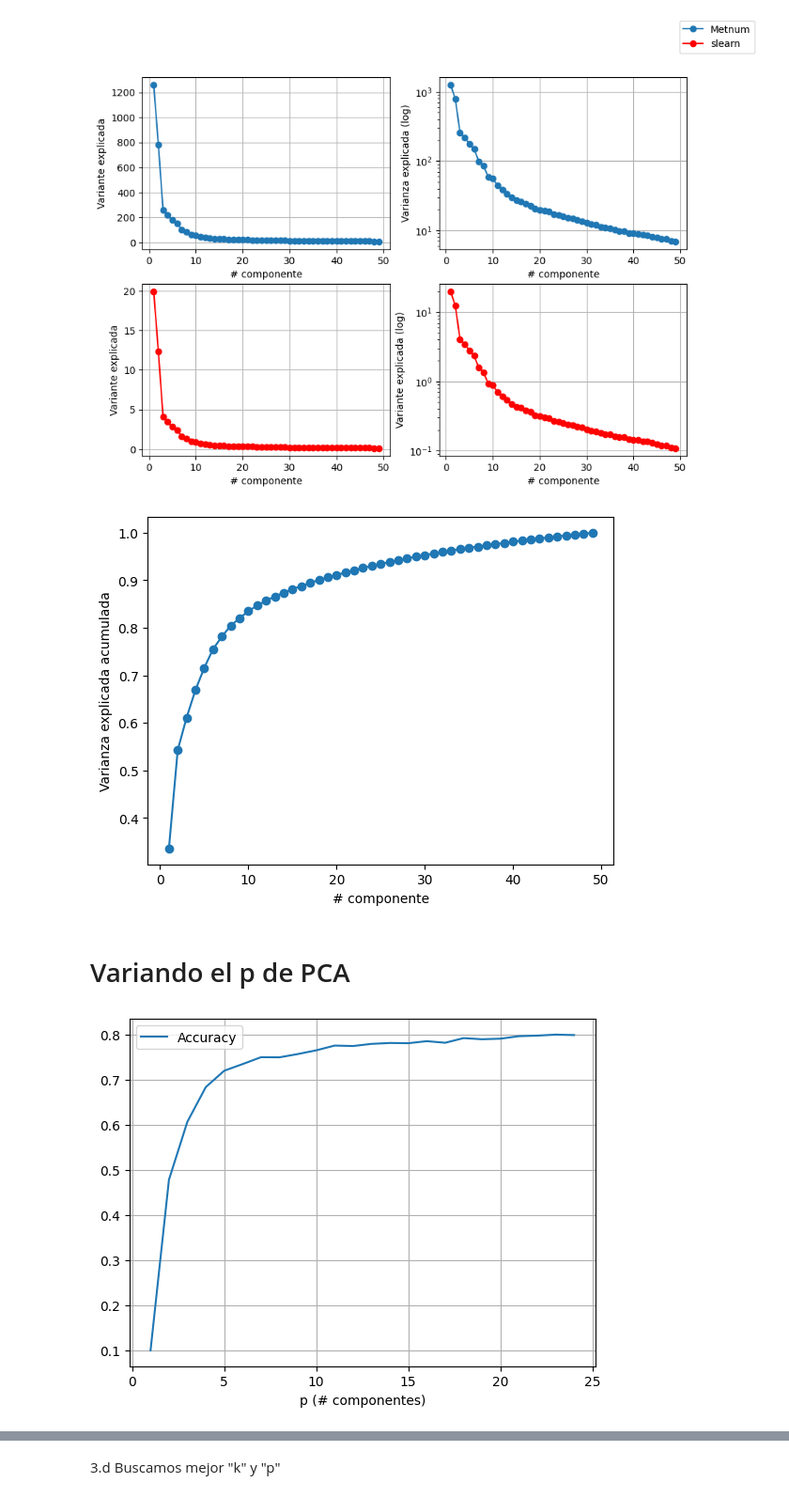
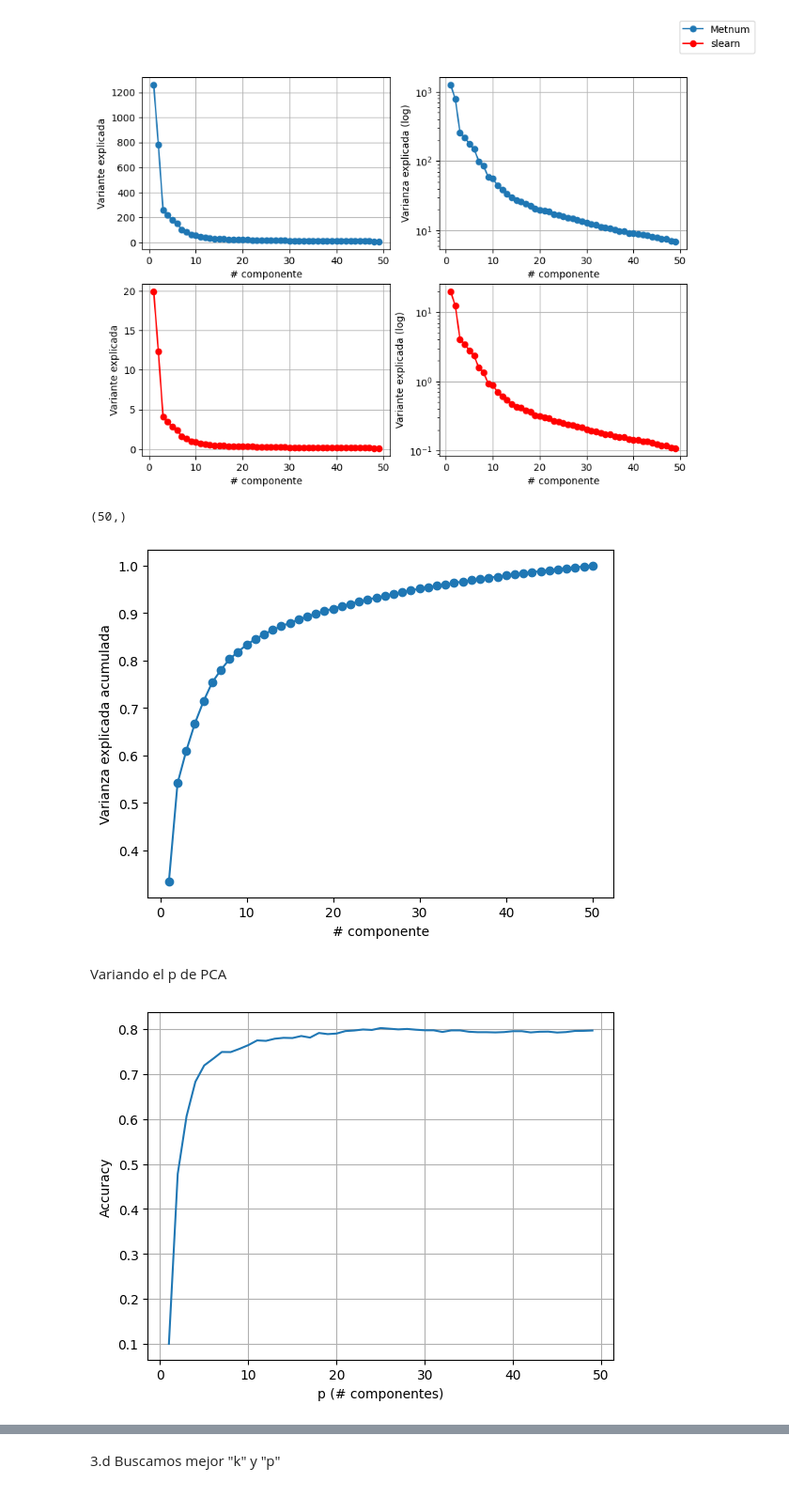
Before and after one commit to GonzaloConsoli/tp2-metodos, a Jupyter notebook: notebooks/tp2.ipynb, the cells around one changed output, grey strips where cells are left out. Shown: that part at 94% size. Cells and saved outputs as stored; diff of their text form; code cells hidden in the pictures.

```diff
--- a/notebooks/tp2.ipynb
+++ b/notebooks/tp2.ipynb
@@ -213,40 +182,47 @@ plt.show()
 # %% [output]
 [figure]
+# %%
+# Entrenar PCA con todas las componentes principales
+pca = metnum.PCA(50)
+pca.fit(X_train)
+
+# Crear listas para almacenar resultados
+transformacion = pca.get_transformacion()
+
+np.save("transformacion_50.npy", transformacion)
+# %%
+pca.get_explained_variance_ratio().shape
+# %% [output]
+(50,)
 # %%
-plt.plot(p_list, np.cumsum(pca1.get_explained_variance_ratio()), '-o')
+p_list = np.arange(1, 51)
+plt.plot(p_list, np.cumsum(pca.get_explained_variance_ratio()), '-o')
 plt.xlabel("# componente")
 plt.ylabel("Varianza explicada acumulada")
 plt.show()
 # %% [output]
-[figure, old version]
+[figure, new version]
 # %% [markdown]
-# Variando el p de PCA
+ Variando el p de PCA
 # %%
 k = 15
-p_list = np.arange(1, 25)
+p_list = np.arange(1, 50)
 
 accs = []
 tiempos = []
-
+transformacion = np.load("transformacion_50.npy")
 
 for p in tqdm(p_list):
-
-    time_start = time()
-
-    pca = metnum.PCA(int(p))
-    pca.fit(X_train)
-    X_trans = pca.transform(X_train)
-    time_end = time()
-    tiempos.append(time_end- time_start)
-    ans = knn_K(k, X_trans, y_train)
+    transformacion_p = transformacion[:, :p]
+    X_transformed = np.dot(X_train, transformacion_p)
+    ans = knn_K(k, X_transformed, y_train)
     accs.append(ans[0].mean())
 # %%
 plt.plot(p_list, accs)
 plt.grid()
 plt.xlabel("p (# componentes)")
-plt.ylabel("")
-plt.legend(['Accuracy'])
+plt.ylabel("Accuracy")
 plt.savefig("images/full-con-p.png")
 plt.show()
 # %% [output]
-[figure, old version]
+[figure, new version]
```
Also changed, not shown: parts of 12 cells of this notebook, 2 other files.
